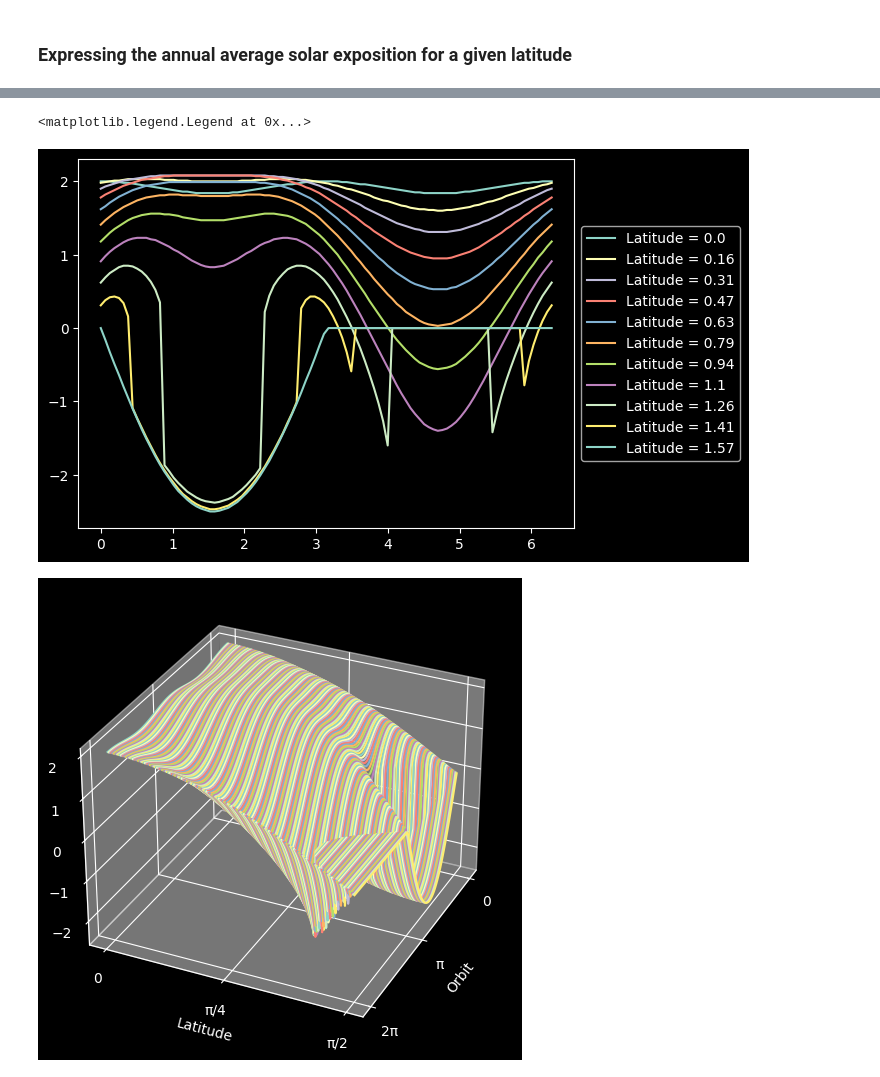
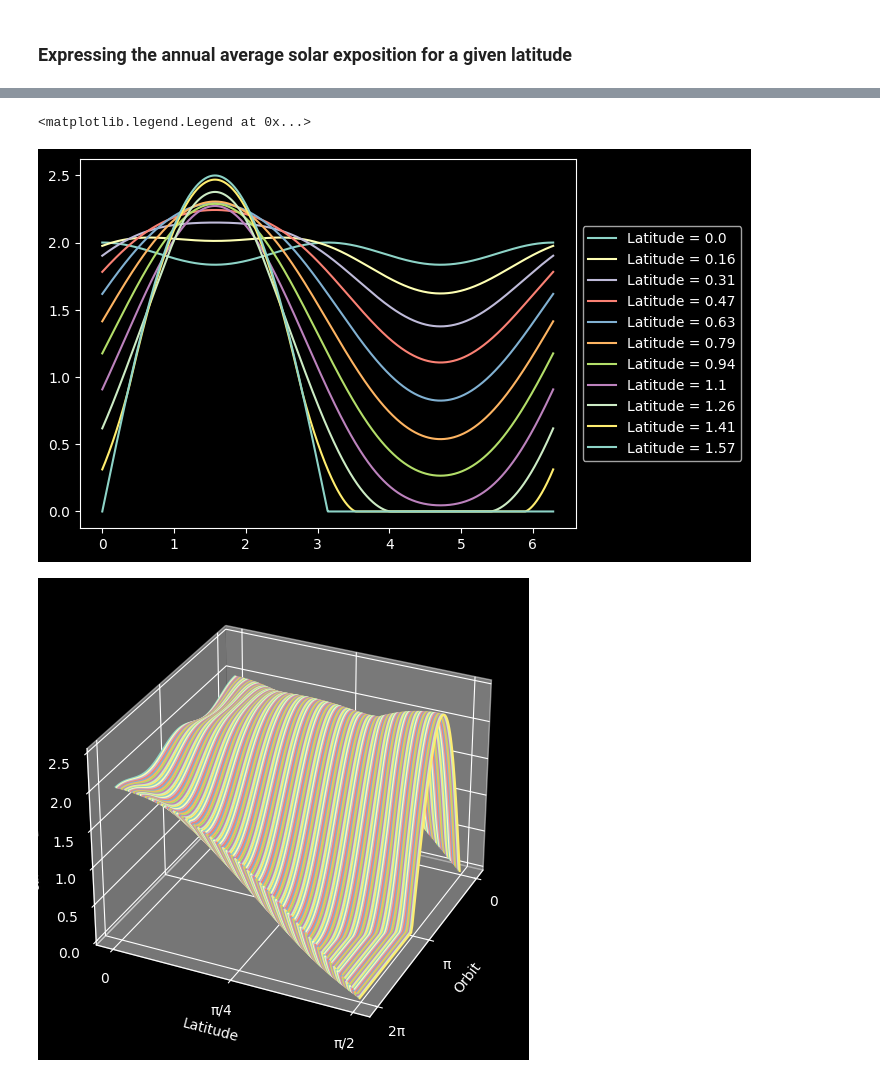
Before and after one commit to aledha/TMA4195-Project, a Jupyter notebook: Question7.ipynb, the cells around one changed output, grey strips where cells are left out. Saved outputs shown, nothing was run; the diff lists cells and outputs as text; code cells hidden in the pictures.

```diff
--- a/Question7.ipynb
+++ b/Question7.ipynb
@@ -30,7 +42,7 @@ def dayly_exposure(O, phi, tau = 0.409):
 def yearly_exposure_sum(phi, tau = 0.409):
     year_expo = 0
     for O in np.linspace(0, 2*np.pi, 365):
-        year_expo += dayly_exposure(O, phi, tau)
+        year_expo += daily_exposure(O, phi, tau, different_bounds = True)
 
     return year_expo / 365
 # %%
@@ -38,22 +50,22 @@ def yearly_approx(phi, S2 = -0.477):
     return 1 + S2 * 0.5 * (3 * np.sin(phi)**2 - 1)
 # %%
 # Integrate over over the year
-phi_list = np.linspace(-np.pi/2, np.pi/2, 30)
+phi_list = np.linspace(-np.pi/2, np.pi/2, 100)
 
 integral_list = np.zeros(len(phi_list))
 yearly_approx_list = np.zeros(len(phi_list))
 yearly_exposure_sum_list = np.zeros(len(phi_list))
 
 for i, phi_enum in enumerate(phi_list):
-    exposure = sp.integrate.quad(lambda O: dayly_exposure(O, phi_enum), -np.pi, np.pi, limit=100)
+    exposure = sp.integrate.quad(lambda O: daily_exposure(O, phi_enum), 0, 2*np.pi, limit=50)
     integral_list[i] = exposure[0]*(1/(2*np.pi))
     yearly_approx_list[i] = yearly_approx(phi_enum)
     yearly_exposure_sum_list[i] = yearly_exposure_sum(phi_enum)
 
 plt.plot(phi_list, integral_list, label = 'Integral', color = 'red')
 plt.plot(phi_list, yearly_exposure_sum_list, label = 'Sum', linestyle = '--', color = 'orange')
-plt.plot(phi_list, ((integral_list - yearly_exposure_sum_list)), label = 'Difference', color = 'blue')
 plt.plot(phi_list, yearly_approx_list, label = 'Approximation')
+plt.plot(phi_list, ((integral_list - yearly_approx_list)), label = 'Difference', color = 'blue')
 plt.legend()
 plt.xticks([-np.pi/2, -np.pi/4, 0, np.pi/4, np.pi/2], ['-π/2', '-π/4', '0', 'π/4', 'π/2'])
 plt.xlabel('Latitude')
@@ -63,38 +75,38 @@ plt.show()
 # %%
-Orbit_list = np.linspace(0, 2*np.pi, 100)
+Orbit_list = np.linspace(0, 2*np.pi, 1000)
 # Latitude_list = np.linspace(-np.pi, np.pi/2, 15)
 Latitude_list = np.linspace(0, np.pi/2, 11)
 
 fig, ax = plt.subplots()
 for Latitude in Latitude_list:
-    one_tatitude = [dayly_exposure(Orbit, Latitude) for Orbit in Orbit_list]
-    ax.plot(Orbit_list, np.round(one_tatitude, 2), label = f'Latitude = {np.round(Latitude, 2)}')
+    one_latitude = [daily_exposure(Orbit, Latitude) for Orbit in Orbit_list]
+    ax.plot(Orbit_list, one_latitude, label = f'Latitude = {np.round(Latitude, 2)}')
 # plot legend on the outside of the plot
 ax.legend(loc='center left', bbox_to_anchor=(1, 0.5))
 # %% [output]
 <matplotlib.legend.Legend at 0x...>
-[figure, old version]
+[figure, new version]
 # %%
 no_latitudes = 200
 Orbit_list = np.linspace(0, 2*np.pi, 100)
 # Latitude_list = np.linspace(-np.pi, np.pi/2, 15)
 Latitude_list = np.linspace(0, np.pi/2, no_latitudes)
 no_latitudes_list = np.linspace(0, no_latitudes, no_latitudes)
 
 
 fig = plt.figure()
 ax = fig.add_subplot(111, projection='3d')
 for i, Latitude in enumerate(Latitude_list):
-    one_tatitude = [dayly_exposure(Orbit, Latitude) for Orbit in Orbit_list]
-    ax.plot(Orbit_list, [i]*len(Orbit_list), one_tatitude, label = f'Latitude = {np.round(Latitude, 2)}')
+    one_latitude = [daily_exposure(Orbit, Latitude) for Orbit in Orbit_list]
+    ax.plot(Orbit_list, [i]*len(Orbit_list), one_latitude, label = f'Latitude = {np.round(Latitude, 2)}')
 ax.set_xlabel('Orbit')
 plt.xticks([0, np.pi, 2*np.pi], ['0', 'π', '2π'])
 ax.set_ylabel('Latitude')
 plt.yticks([0, no_latitudes//2, no_latitudes], ['0', 'π/4', 'π/2'])
 ax.set_zlabel('Exposure')
 # rotate the plot
 ax.view_init(30, 25)
 fig.set_size_inches(6,6)
 plt.show()
 # %% [output]
-[figure, old version]
+[figure, new version]
```
Also changed, not shown: parts of 3 cells of this notebook, 1 other file.
